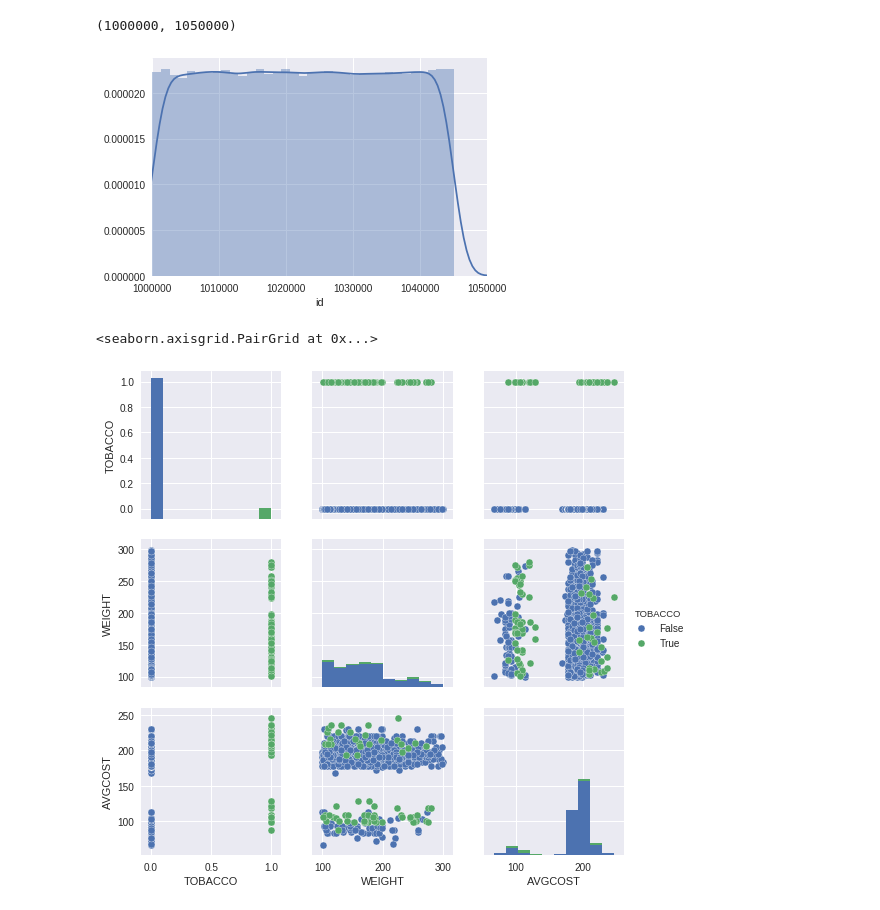
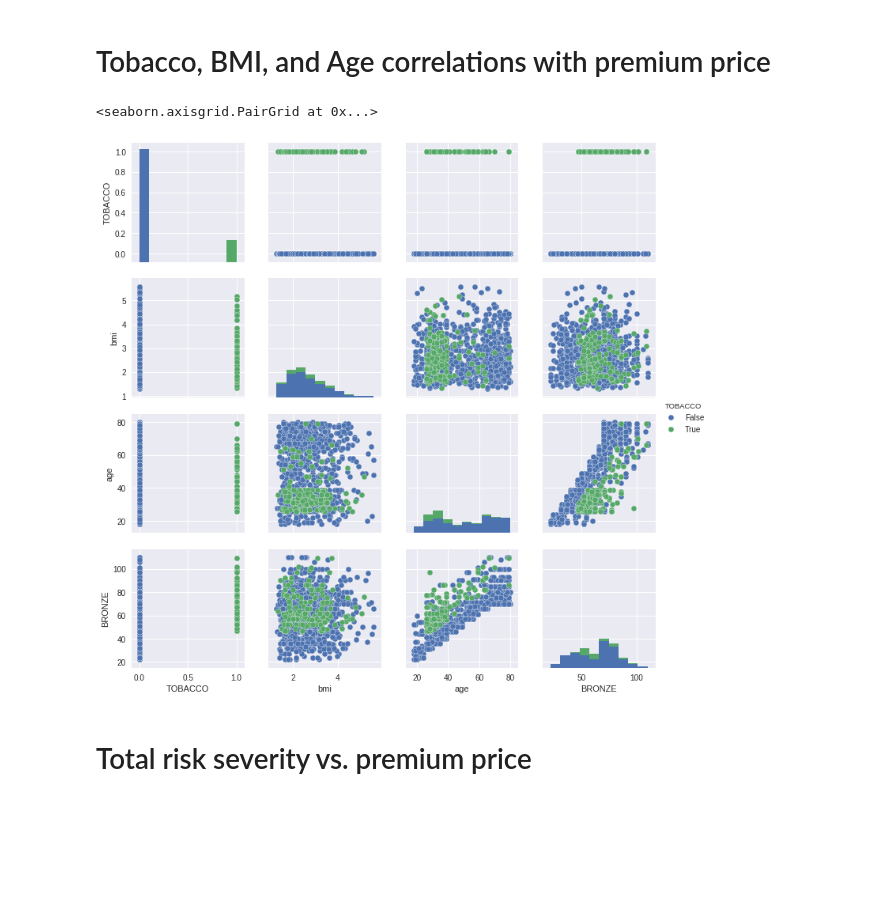
Before and after one commit to CallumKiefer/YHacks-Intellisurance-Quoting, a Jupyter notebook: PostProcessingNext.ipynb, the cells around one changed output. Drawn from its saved outputs; the diff is of its cells as text; code cells hidden in the pictures; blank space fills up the shorter version.

Commit message:
More graphs

```diff
--- a/PostProcessingNext.ipynb
+++ b/PostProcessingNext.ipynb
@@ -37,14 +40,19 @@ data["TOBACCO"] = data["TOBACCO"].apply(lambda row: tobaccoConv (row))
 # %%
-# Clean silver data of NAs
+# Converting data to numeric format
 
 data["SILVER"] = pd.to_numeric(data["SILVER"], errors="coerce")
 data["PLATINUM"] = pd.to_numeric(data["PLATINUM"], errors="coerce")
 data["WEIGHT"] = pd.to_numeric(data["WEIGHT"], errors="coerce")
 data["HEIGHT"] = pd.to_numeric(data["HEIGHT"], errors="coerce")
+data["latitude"] = pd.to_numeric(data["latitude"], errors="coerce")
+data["longitude"] = pd.to_numeric(data["longitude"], errors="coerce")
+data["ANNUAL_INCOME"] = pd.to_numeric(data["ANNUAL_INCOME"], errors="coerce")
+# %%
+# Add attributes
+
+data["age"] = data.apply(lambda row: 2017 - int(row["DOB"][:4]), axis=1)
+data["bmi"] = data.apply(lambda row: row["WEIGHT"] / row["HEIGHT"], axis=1)
+data["plan_multiple"] = data.apply(lambda row: row["SILVER"] - row["BRONZE"], axis=1)
+data["personal_risk"] = data.apply(lambda row: row["BRONZE"] - row["plan_multiple"], axis=1)
 # %%
 data = data.dropna()
-# %%
-def avgCost(x):
-    return int((x["BRONZE"] + x["SILVER"] + x["GOLD"] + x["PLATINUM"]) / 4)
-
-data["AVGCOST"] = data.apply(lambda row: avgCost(row), axis=1)
@@ -111,13 +110,11 @@ sns.plt.xlim(1000000, 1050000)
-# %%
-sns.distplot(high_gold["id"])
-sns.plt.xlim(1000000, 1050000)
-# %% [output]
-(1000000, 1050000)
-[figure, removed]
 # %%
-sample = data.sample(n=1000)
+pData = data.sample(n=1000)
+# %% [markdown]
+# Tobacco, BMI, and Age correlations with premium price
 # %%
-sns.pairplot(sample[["TOBACCO", "WEIGHT", "AVGCOST"]], hue="TOBACCO")
+sns.pairplot(pData[["TOBACCO", "bmi", "age", "BRONZE"]], hue="TOBACCO")
 # %% [output]
 <seaborn.axisgrid.PairGrid at 0x...>
-[figure, old version]
+[figure, new version]
+# %% [markdown]
+# Total risk severity vs. premium price
```
Also changed, not shown: parts of 33 cells of this notebook, 1 other file.
